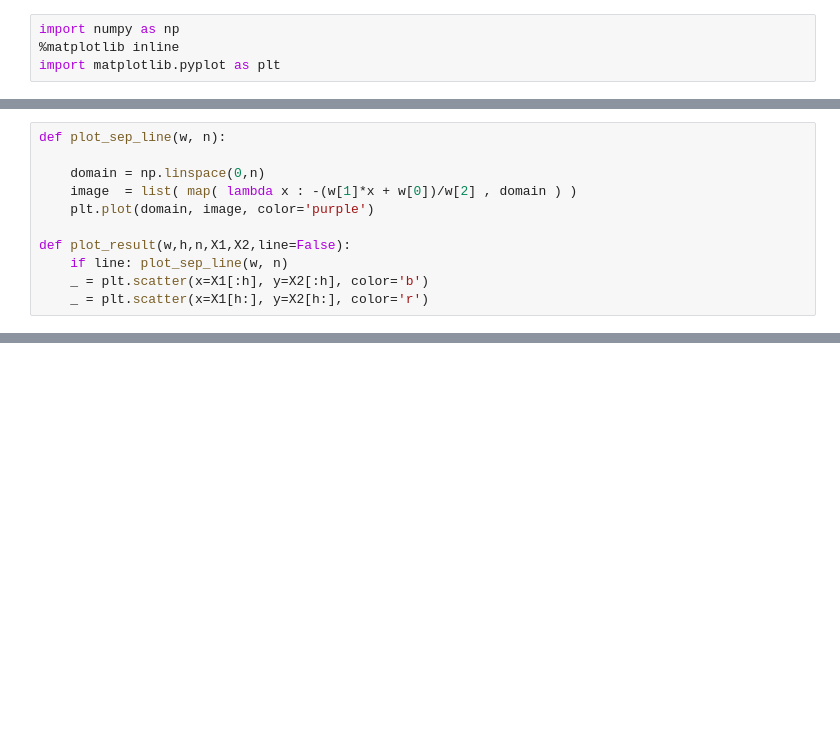
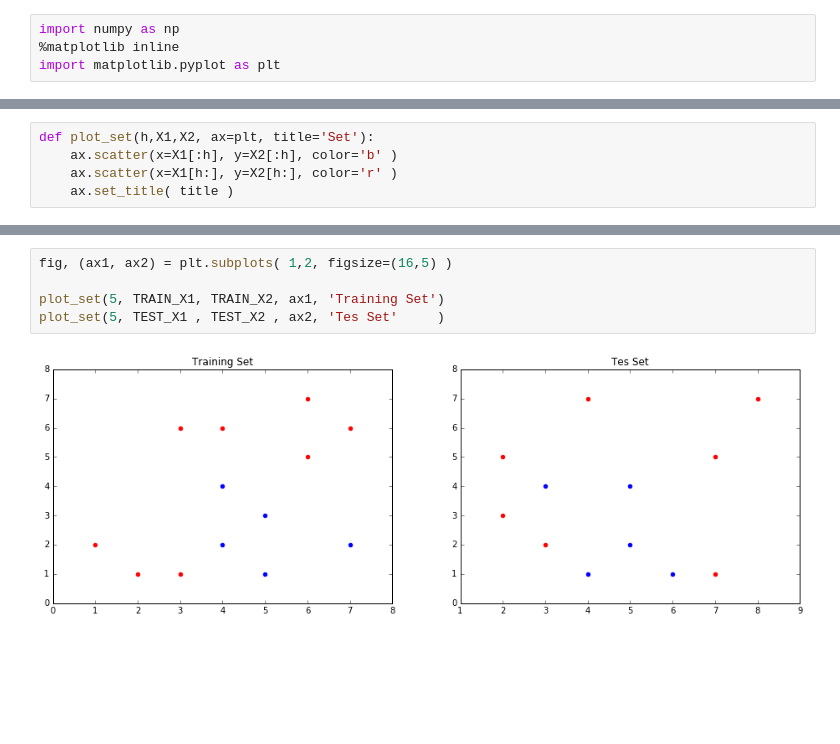
Before and after one commit to GiorgioZacharo/Intelligent_Systems, a Jupyter notebook: Exercise 2.2.ipynb, the cells around one changed output, grey strips where cells are left out. Cells and saved outputs as stored; diff of their text form; blank space fills up the shorter version.

```diff
--- a/Exercise 2.2.ipynb
+++ b/Exercise 2.2.ipynb
@@ -33,11 +25,5 @@ TRAIN_delta_2 = np.empty([ TRAIN_N, NEURONS[2] ] )
 # %%
-def plot_sep_line(w, n):
-
-    domain = np.linspace(0,n)
-    image  = list( map( lambda x : -(w[1]*x + w[0])/w[2] , domain ) )
-    plt.plot(domain, image, color='purple')
-
-def plot_result(w,h,n,X1,X2,line=False):
-    if line: plot_sep_line(w, n)
-    _ = plt.scatter(x=X1[:h], y=X2[:h], color='b')
-    _ = plt.scatter(x=X1[h:], y=X2[h:], color='r')
+def plot_set(h,X1,X2, ax=plt, title='Set'):
+    ax.scatter(x=X1[:h], y=X2[:h], color='b' )
+    ax.scatter(x=X1[h:], y=X2[h:], color='r' )
+    ax.set_title( title )
@@ -141,3 +30,10 @@ Wall time: 770 ms
+# %%
+fig, (ax1, ax2) = plt.subplots( 1,2, figsize=(16,5) )
+
+plot_set(5, TRAIN_X1, TRAIN_X2, ax1, 'Training Set')
+plot_set(5, TEST_X1 , TEST_X2 , ax2, 'Tes Set'     )
+# %% [output]
+[figure, added]
 # %% [markdown]
 <br/><br/><br/><br/>
 # %% [markdown]
```
Also changed, not shown: parts of 14 cells of this notebook.
